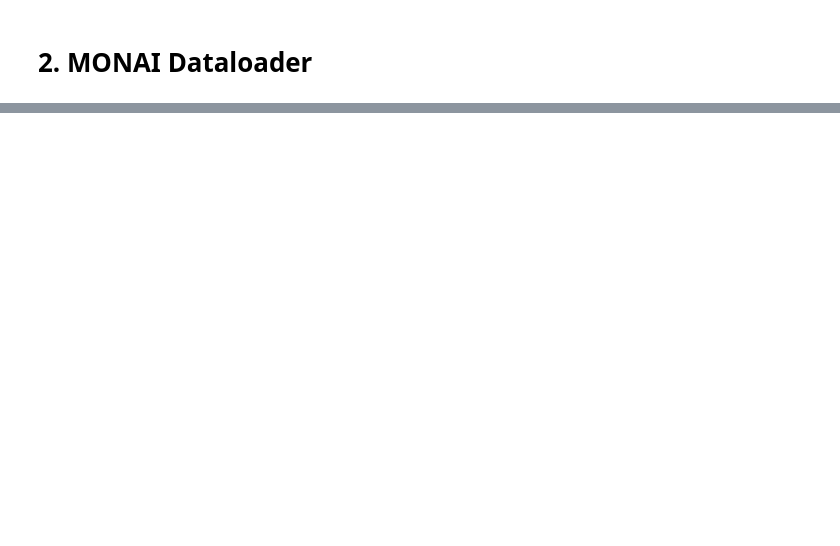
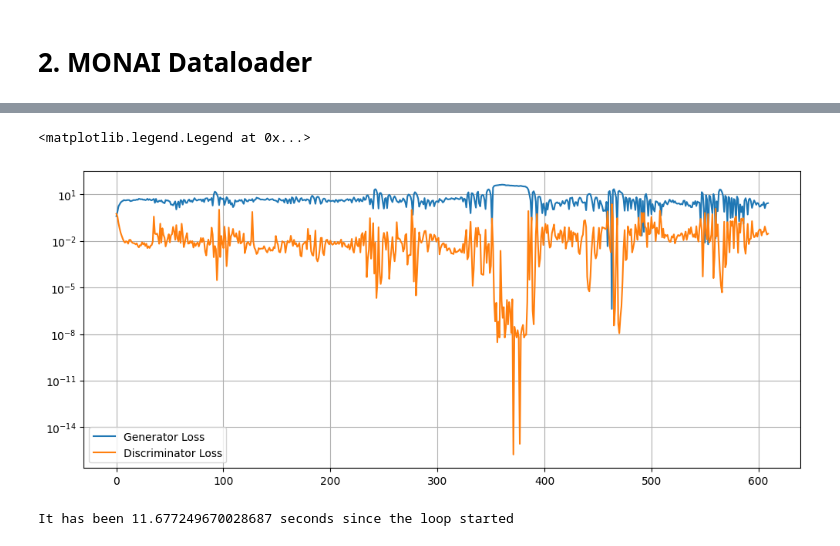
Before and after one commit to rizvi-ha/PET-GAN, a Jupyter notebook: TrainModel.ipynb, the cells around one changed output, grey strips where cells are left out. Drawn from its saved outputs; the diff is of its cells as text; code cells hidden in the pictures; blank space fills up the shorter version.

```diff
--- a/TrainModel.ipynb
+++ b/TrainModel.ipynb
@@ -122,0 +152,11 @@ print("It has been {0} seconds since the loop started".format(now - program_star
+# %%
+print(os.cpu_count())
+
+train_ds = CacheDataset(data=dictionary_train, transform=train_transforms, cache_num=1024, num_workers=os.cpu_count())
+train_loader = DataLoader(train_ds, batch_size=4, shuffle=True, num_workers=os.cpu_count(), drop_last=True)
+
+#valid_ds = CacheDataset(data=dictionary_valid, transform=val_transforms, cache_num=1024, num_workers=os.cpu_count())
+#valid_loader = DataLoader(valid_ds, batch_size=4, shuffle=False, num_workers=os.cpu_count())
+
+#test_ds = CacheDataset(data=dictionary_test, transform=val_transforms, cache_num=1024, num_workers=os.cpu_count())
+#test_loader = DataLoader(test_ds, batch_size=4, shuffle=False, num_workers=os.cpu_count())
@@ -122,0 +338,49 @@ print("It has been {0} seconds since the loop started".format(now - program_star
+# %%
+plt.figure(figsize=(12, 5))
+plt.semilogy(*zip(*gen_step_loss), label="Generator Loss")
+plt.semilogy(*zip(*disc_step_loss), label="Discriminator Loss")
+plt.grid(True, "both", "both")
+plt.legend()
+# %% [output]
+<matplotlib.legend.Legend at 0x...>
+[figure, added]
+# %%
+program_starts = time()
+step = 1350
+slice_index = 32
+torch.cuda.empty_cache()
+gen_net.eval()
+
+for item in check_DataLoader:
+
+    with torch.no_grad():
+
+        input_images = torch.cat((item["t1"].to(device, dtype=torch.float),
+                                     item["t1c"].to(device, dtype=torch.float),
+                                     item["t2"].to(device, dtype=torch.float),
+                                     item["flair"].to(device, dtype=torch.float)), dim=1).to(device)
+
+        image_datas = item["t1"][0, 0, :, :, slice_index], item["t1c"][0, 0, :, :, slice_index], item["t2"][0, 0, :, :, slice_index], item["flair"][0, 0, :, :, slice_index], item["pet"][0, 0, :, :, slice_index], gen_net(input_images)[0, 0, :, :, slice_index]
+
+        f, axarr = plt.subplots(1, 6)
+
+        axarr[0].imshow(image_datas[0])
+        axarr[0].set_title("T1")
+        axarr[1].imshow(image_datas[1])
+        axarr[1].set_title("T1C")
+        axarr[2].imshow(image_datas[2])
+        axarr[2].set_title("T2")
+        axarr[3].imshow(image_datas[3])
+        axarr[3].set_title("FLAIR")
+        axarr[4].imshow(image_datas[4])
+        axarr[4].set_title("PET")
+        axarr[5].imshow(image_datas[5].cpu())
+        axarr[5].set_title("generated")
+
+        step += 1
+
+
+now = time()
+print("It has been {0} seconds since the loop started".format(now - program_starts))
+# %% [output]
+It has been 11.677249670028687 seconds since the loop started
```
Also changed, not shown: parts of 10 cells of this notebook, 4 other files.
